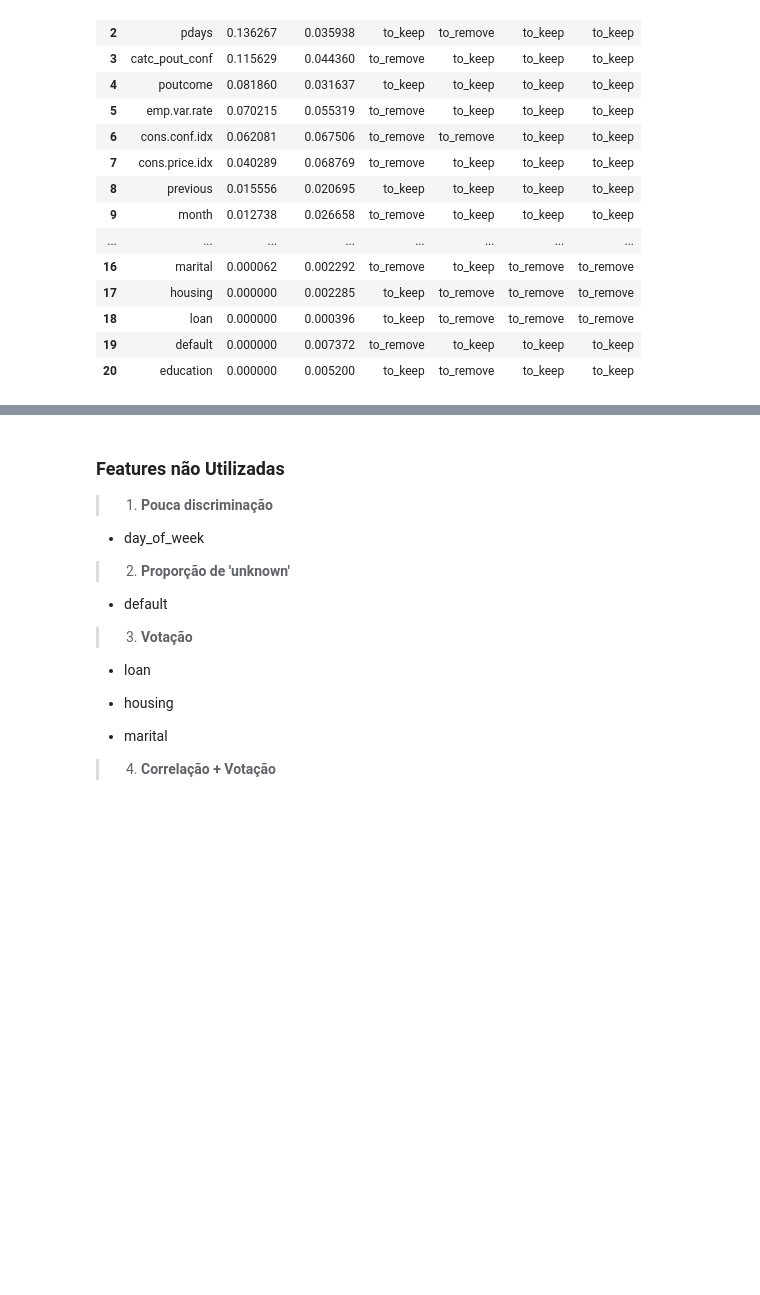
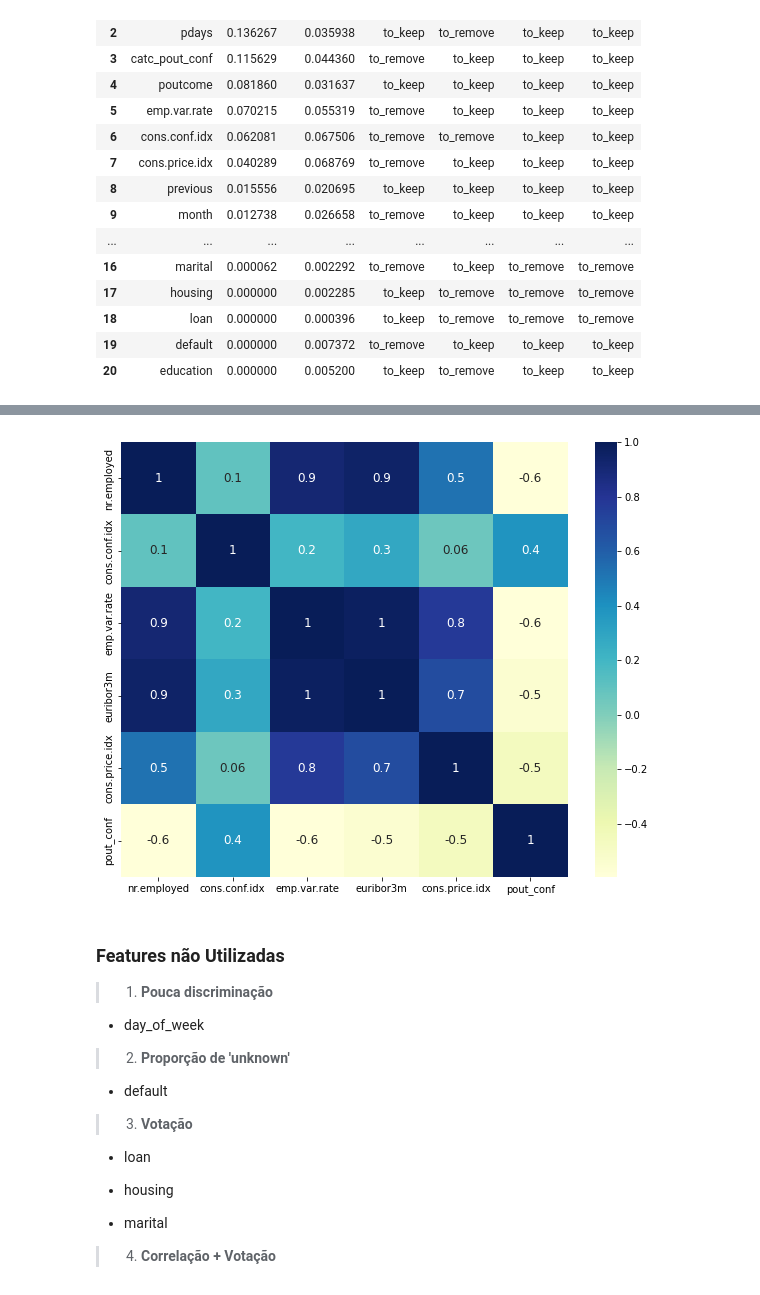
Before and after one commit to pedrosouzalv/PO-233, a Jupyter notebook: pre_processamento.ipynb, the cells around one changed output, grey strips where cells are left out. Drawn from its saved outputs; the diff is of its cells as text; code cells hidden in the pictures; blank space fills up the shorter version.

```diff
--- a/pre_processamento.ipynb
+++ b/pre_processamento.ipynb
@@ -152,3 +166,24 @@ sns.heatmap(corr_matrix,annot=True,fmt ='.1g', cmap="YlGnBu",
+# %%
+# matriz de correlação
+X = data_bank.drop(['y'], axis=1)
+bins= [-11, 5, 15]
+labels = ['Ruim', 'Ok']
+X['catc_pout_conf'] = X['cons.conf.idx'] - X['cons.conf.idx'].mean()
+X['catc_pout_conf'] = pd.cut(X['catc_pout_conf'], bins=bins, labels=labels, right=False).astype(str)
+X['pout_conf'] = X['poutcome'] + ' + ' + X['catc_pout_conf']
+X['pout_conf'] = X['pout_conf'].factorize()[0]
+corr_matrix = X[[
+'nr.employed',
+'cons.conf.idx',
+ 'emp.var.rate',
+ 'euribor3m',
+ 'cons.price.idx',
+ 'pout_conf'
+ ]].corr()
+plt.subplots(figsize=(10,8))
+sns.heatmap(corr_matrix,annot=True,fmt ='.1g', cmap="YlGnBu",annot_kws={"size":12});
+# %% [output]
+[figure, added]
 # %% [markdown]
 ### Features não Utilizadas
 > 1. **Pouca discriminação**
```
Also changed, not shown: parts of 4 cells of this notebook, 4 other files.
